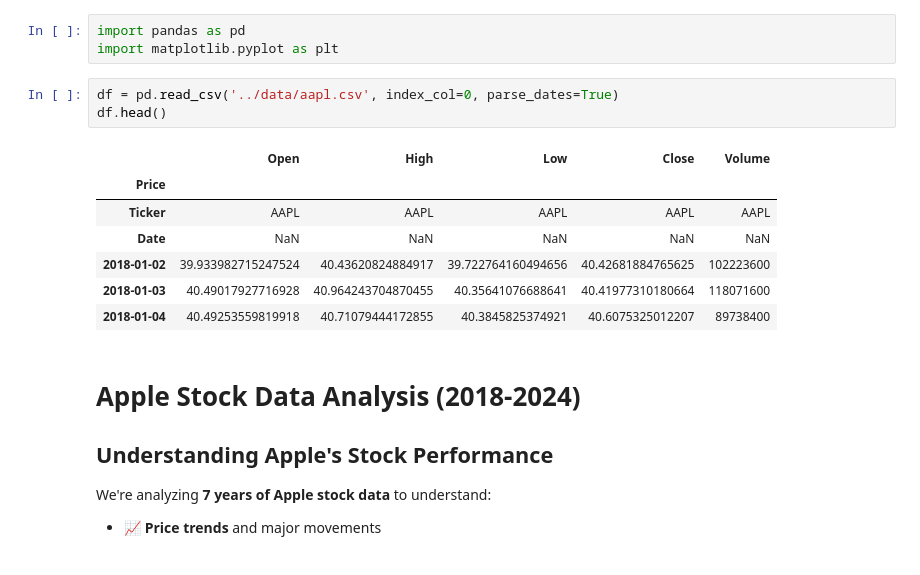
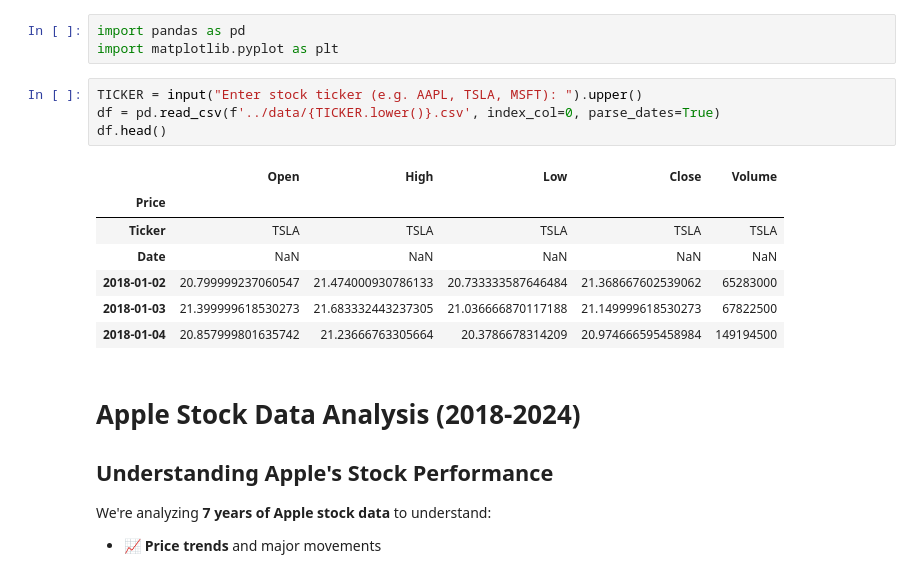
Before and after one commit to Sabu1000/stock-predictor, a Jupyter notebook: notebooks/01_data_exploration.ipynb, the cells around one changed output. Saved outputs shown, nothing was run; the diff lists cells and outputs as text.

```diff
--- a/notebooks/01_data_exploration.ipynb
+++ b/notebooks/01_data_exploration.ipynb
@@ -2,16 +2,17 @@
 import pandas as pd
 import matplotlib.pyplot as plt
 # %%
-df = pd.read_csv('../data/aapl.csv', index_col=0, parse_dates=True)
+TICKER = input("Enter stock ticker (e.g. AAPL, TSLA, MSFT): ").upper()
+df = pd.read_csv(f'../data/{TICKER.lower()}.csv', index_col=0, parse_dates=True)
 df.head()
 # %% [output]
 |  | Open | High | Low | Close | Volume |
 | Price |  |  |  |  |  |
-| Ticker | AAPL | AAPL | AAPL | AAPL | AAPL |
+| Ticker | TSLA | TSLA | TSLA | TSLA | TSLA |
 | Date | NaN | NaN | NaN | NaN | NaN |
-| 2018-01-02 | 39.933982715247524 | 40.43620824884917 | 39.722764160494656 | 40.42681884765625 | 102223600 |
-| 2018-01-03 | 40.49017927716928 | 40.964243704870455 | 40.35641076688641 | 40.41977310180664 | 118071600 |
-| 2018-01-04 | 40.49253559819918 | 40.71079444172855 | 40.3845825374921 | 40.6075325012207 | 89738400 |
+| 2018-01-02 | 20.799999237060547 | 21.474000930786133 | 20.733333587646484 | 21.368667602539062 | 65283000 |
+| 2018-01-03 | 21.399999618530273 | 21.683332443237305 | 21.036666870117188 | 21.149999618530273 | 67822500 |
+| 2018-01-04 | 20.857999801635742 | 21.23666763305664 | 20.3786678314209 | 20.974666595458984 | 149194500 |
 # %% [markdown]
 # Apple Stock Data Analysis (2018-2024)
 
```
Also changed, not shown: parts of 4 cells of this notebook, 25 other files.
